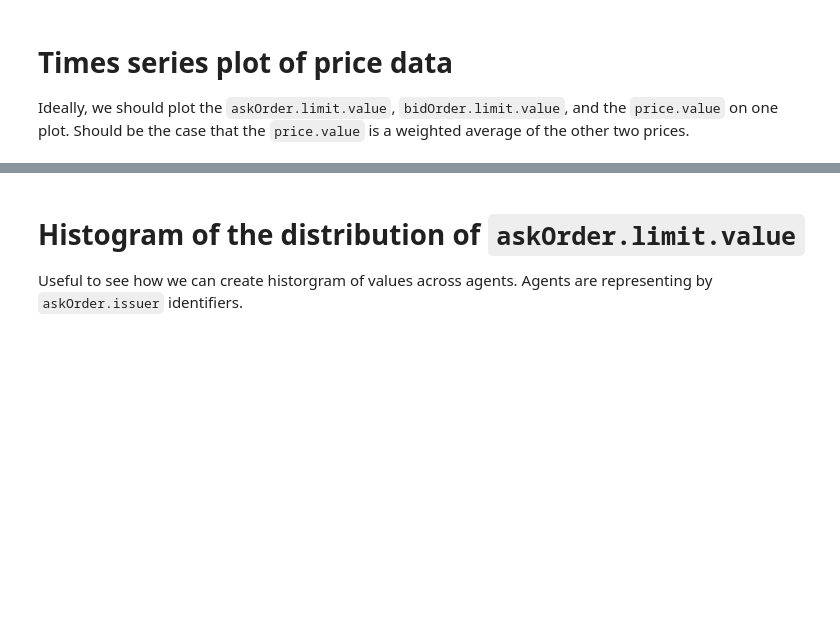
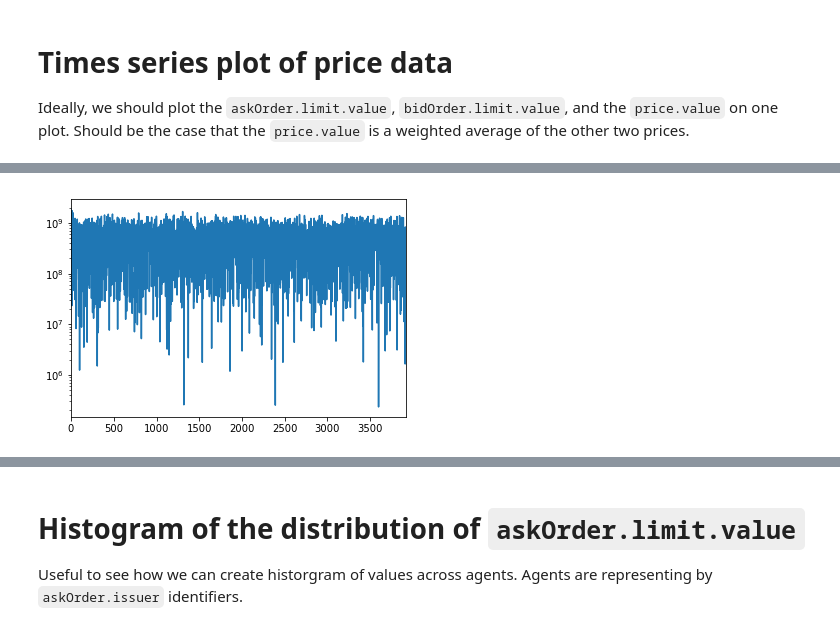
Before and after one commit to ScalABM/auctions-simulation-example, a Jupyter notebook: auctions-simulation.ipynb, the cells around one changed output, grey strips where cells are left out. Cells and saved outputs as stored; diff of their text form; code cells hidden in the pictures; blank space fills up the shorter version.

```diff
--- a/auctions-simulation.ipynb
+++ b/auctions-simulation.ipynb
@@ -44,0 +108,4 @@ Ideally, we should plot the `askOrder.limit.value`, `bidOrder.limit.value`, and
+# %%
+df.spread.plot(logy=True);
+# %% [output]
+[figure, added]
```
Also changed, not shown: parts of 12 cells of this notebook, 1 other file.
